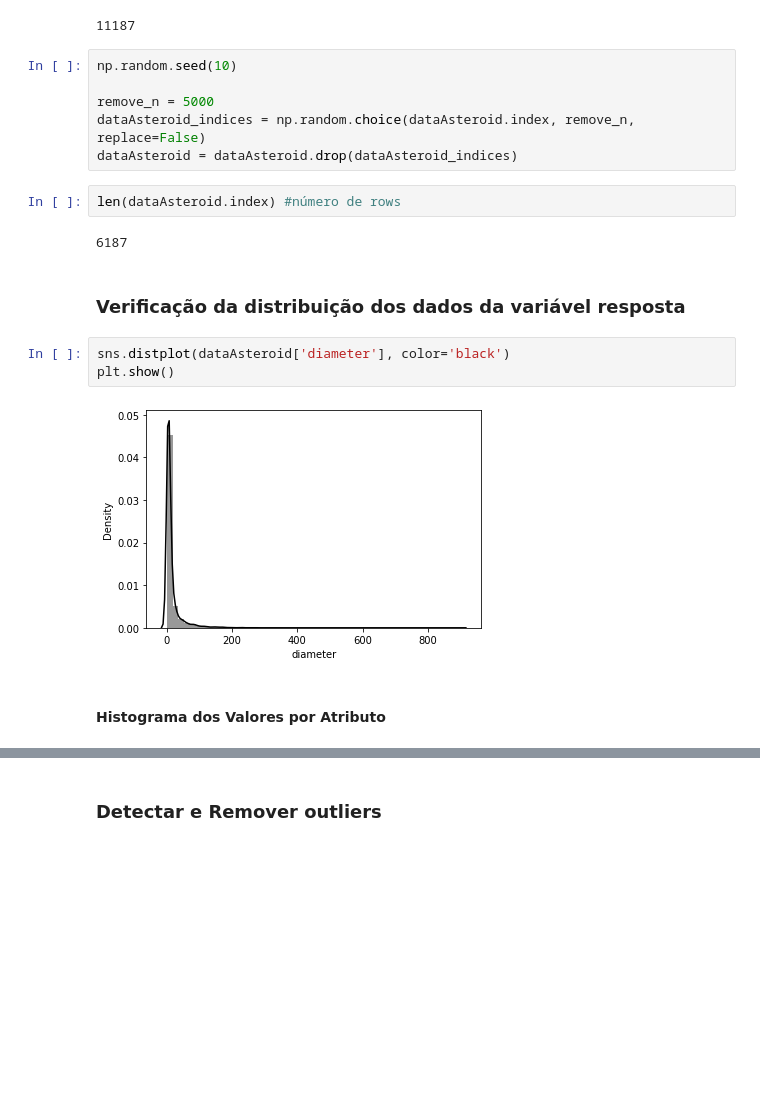
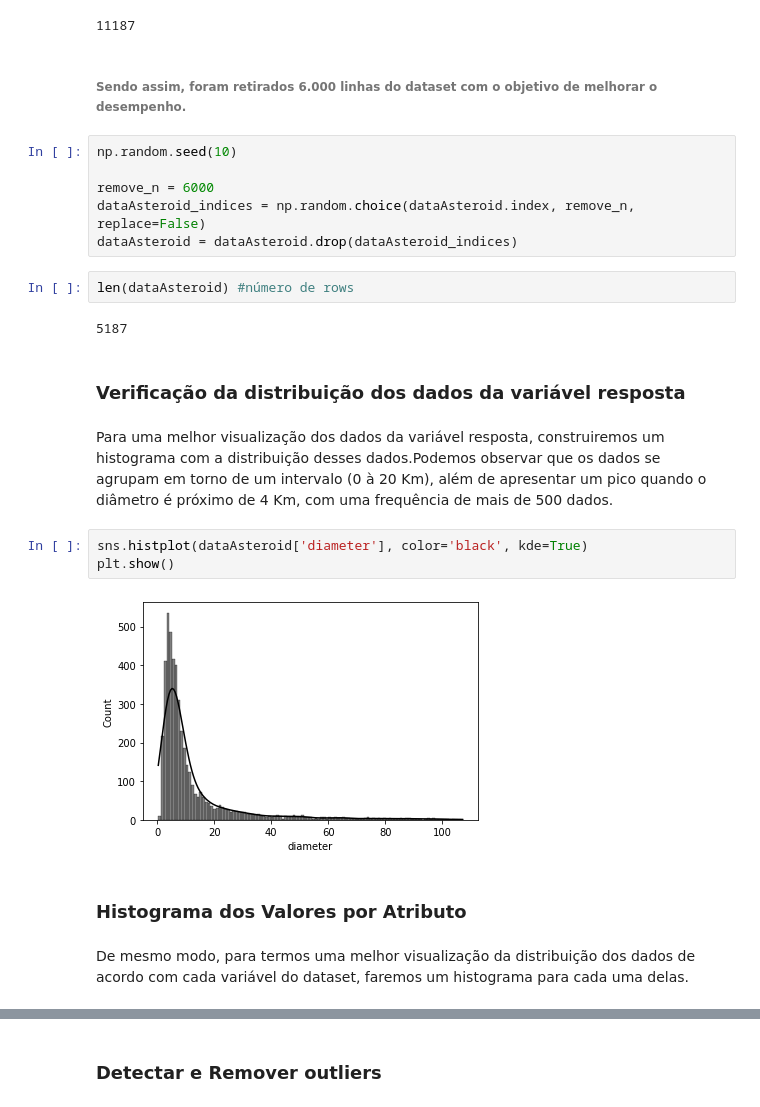
Before and after one commit to AmandaACLucio/Inteligencia_Computacional, a Jupyter notebook: Projeto/Projeto.ipynb, the cells around one changed output, grey strips where cells are left out. Saved outputs shown, nothing was run; the diff lists cells and outputs as text; blank space fills up the shorter version.

```diff
--- a/Projeto/Projeto.ipynb
+++ b/Projeto/Projeto.ipynb
@@ -129,25 +131,31 @@ missing_value_df.sort_values('percent_missing', ascending=False)
 len(dataAsteroid) #número de rows
 # %% [output]
 11187
+# %% [markdown]
+###### Sendo assim, foram retirados 6.000 linhas do dataset com o objetivo de melhorar o desempenho.
 # %%
 np.random.seed(10)
 
-remove_n = 5000
+remove_n = 6000
 dataAsteroid_indices = np.random.choice(dataAsteroid.index, remove_n, replace=False)
 dataAsteroid = dataAsteroid.drop(dataAsteroid_indices)
 # %%
-len(dataAsteroid.index) #número de rows
+len(dataAsteroid) #número de rows
 # %% [output]
-6187
+5187
 # %% [markdown]
 ### Verificação da distribuição dos dados da variável resposta
+# %% [markdown]
+Para uma melhor visualização dos dados da variável resposta, construiremos um histograma com a distribuição desses dados.Podemos observar que os dados se agrupam em torno de um intervalo (0 à 20 Km), além de apresentar um pico quando o diâmetro é próximo de 4 Km, com uma frequência de mais de 500 dados.
 # %%
-sns.distplot(dataAsteroid['diameter'], color='black')
+sns.histplot(dataAsteroid['diameter'], color='black', kde=True)
 plt.show()
 # %% [output]
-[figure, old version]
+[figure, new version]
 # %% [markdown]
-#### Histograma dos Valores por Atributo
+### Histograma dos Valores por Atributo
+# %% [markdown]
+De mesmo modo, para termos uma melhor visualização da distribuição dos dados de acordo com cada variável do dataset, faremos um histograma para cada uma delas.
 # %%
 dataAsteroid.hist(figsize=(10,8))
 plt.tight_layout()
```
Also changed, not shown: parts of 20 cells of this notebook.
